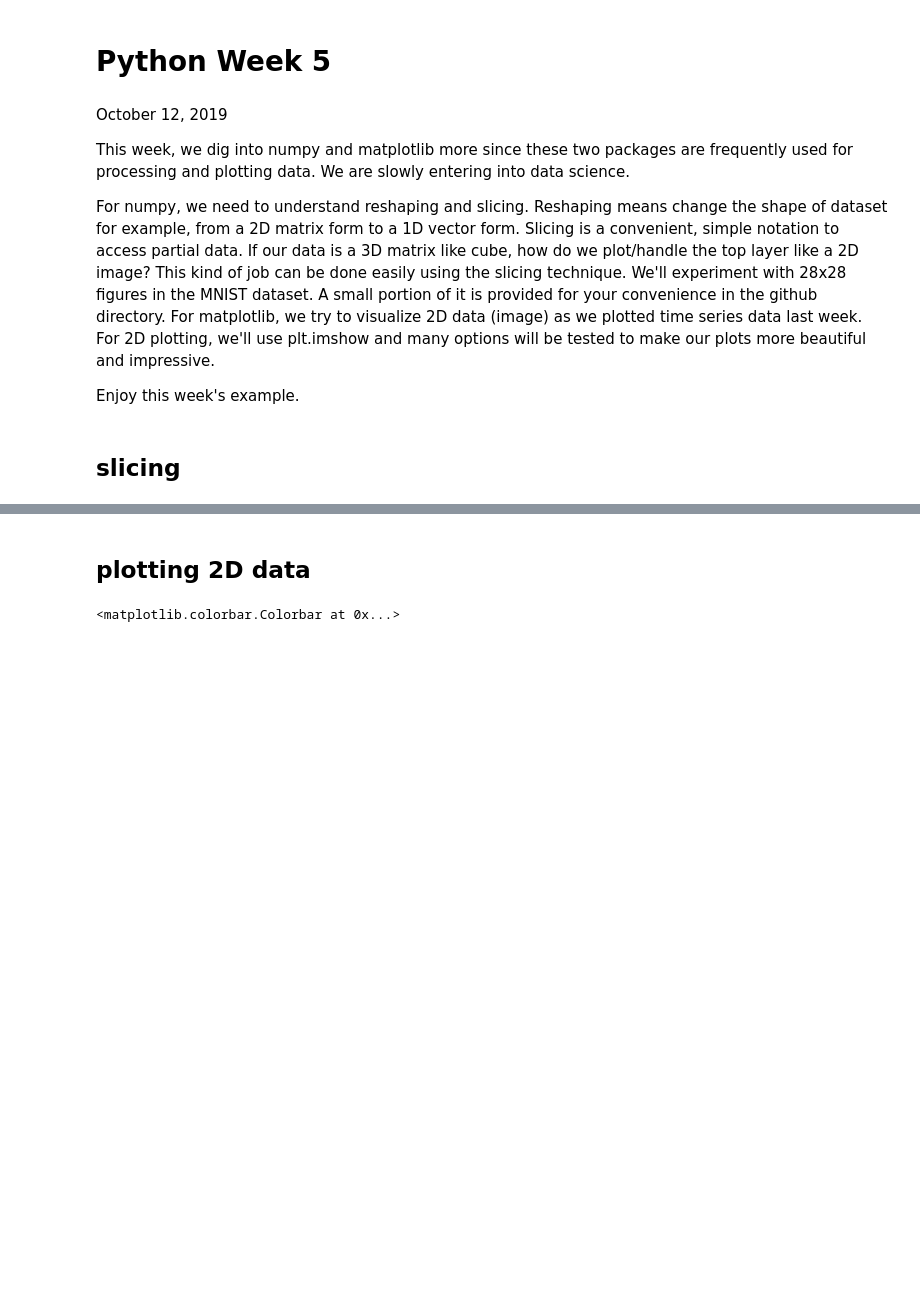
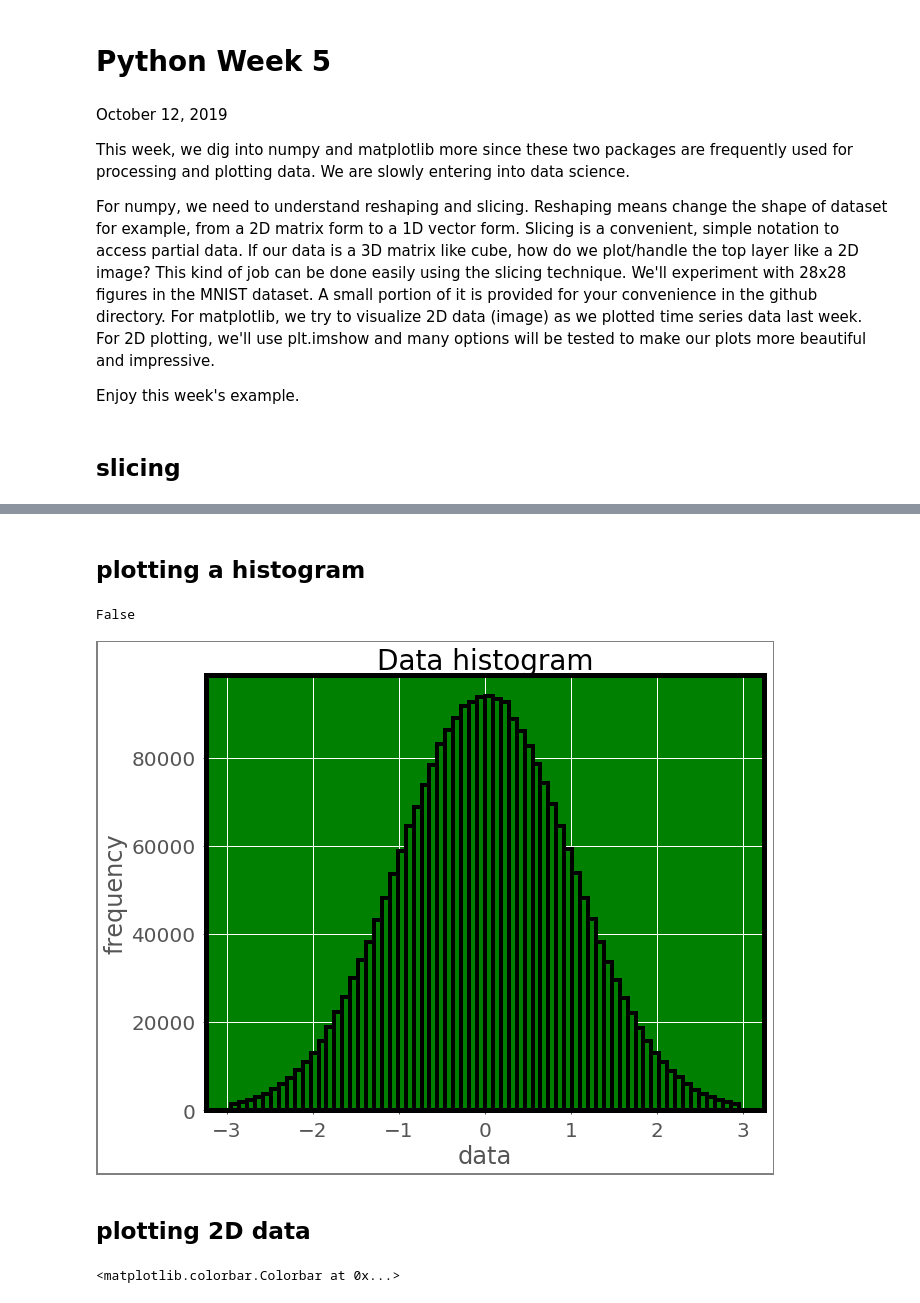
Before and after one commit to r3cubed/koea, a Jupyter notebook: python_week05.ipynb, the cells around one changed output, grey strips where cells are left out. Saved outputs shown, nothing was run; the diff lists cells and outputs as text; code cells hidden in the pictures; blank space fills up the shorter version.

```diff
--- a/python_week05.ipynb
+++ b/python_week05.ipynb
@@ -113,2 +115,37 @@ my2d[-1,-1]
+# %% [markdown]
+## plotting a histogram
+# %%
+## Experimenting with axis
+
+import matplotlib
+mydata = np.random.randn(10000, 16, 16);
+
+#matplotlib.rc('axes', linewidth=2.0, edgecolor='black', facecolor='green')
+
+# let's check the histogram of mydata
+fig = plt.figure(figsize=(10,8), linewidth=4)
+#rect = fig.patch
+#rect.set_facecolor('lightgoldenrodyellow')
+
+#ax1 = fig.add_axes([0.1, 0.3, 0.4, 0.4])
+ax1 = plt.gca()
+ax2 = fig.get_axes()
+print(ax1==ax2)
+
+#rect = ax1.patch
+#rect.set_facecolor('lightslategray')
+#rect.set_linewidth(9)
+
+for axis in ['top', 'bottom', 'left', 'right']:
+    ax1.spines[axis].set_linewidth(5)
+
+plt.hist(mydata.ravel(), bins=64, range=(-2.95, 2.95), fc='g', ec='k', linewidth=4);
+plt.title('Data histogram', fontsize=28)
+plt.xlabel('data', fontsize=24)
+plt.ylabel('frequency', fontsize=24)
+plt.tick_params(labelsize=20)
+# %% [output]
+False
+[figure, added]
 # %% [markdown]
 ## plotting 2D data
```
Also changed, not shown: parts of 28 cells of this notebook, 2 other files.
